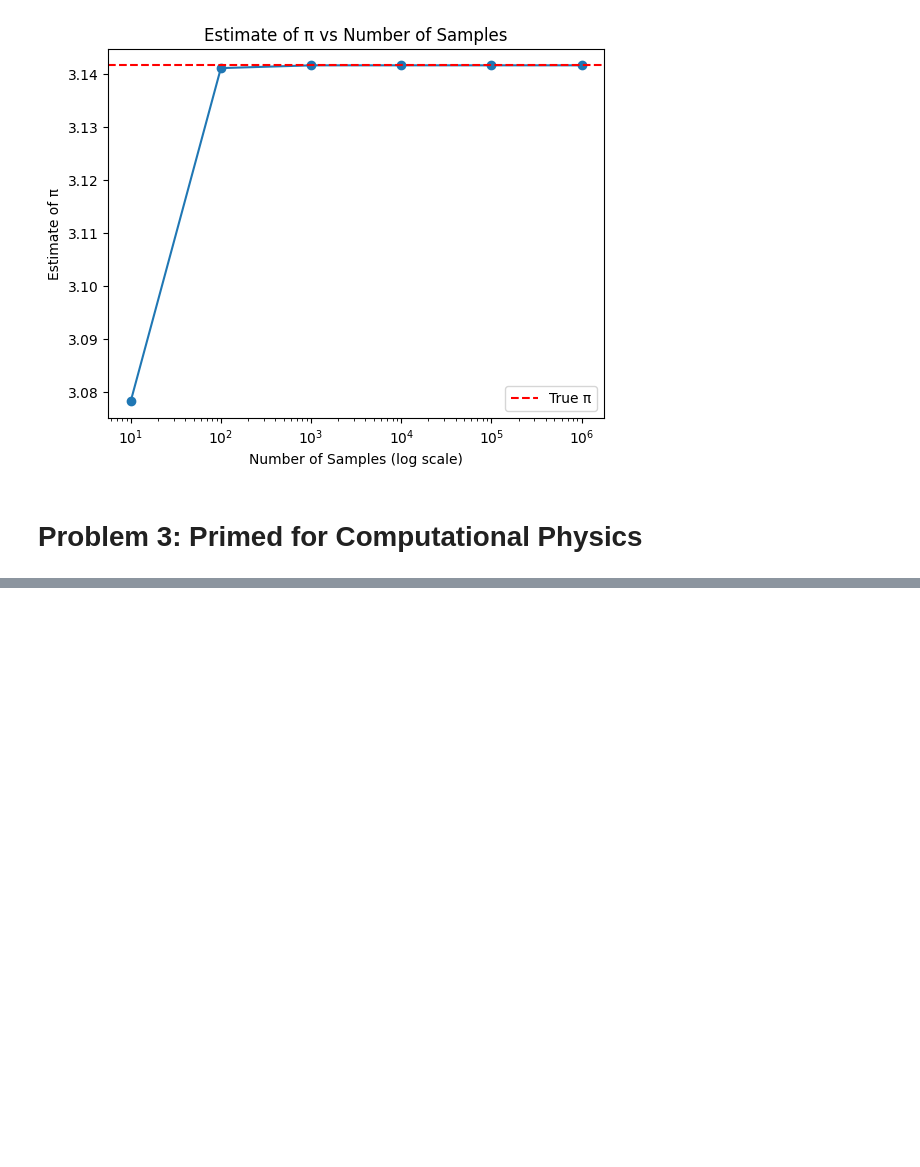
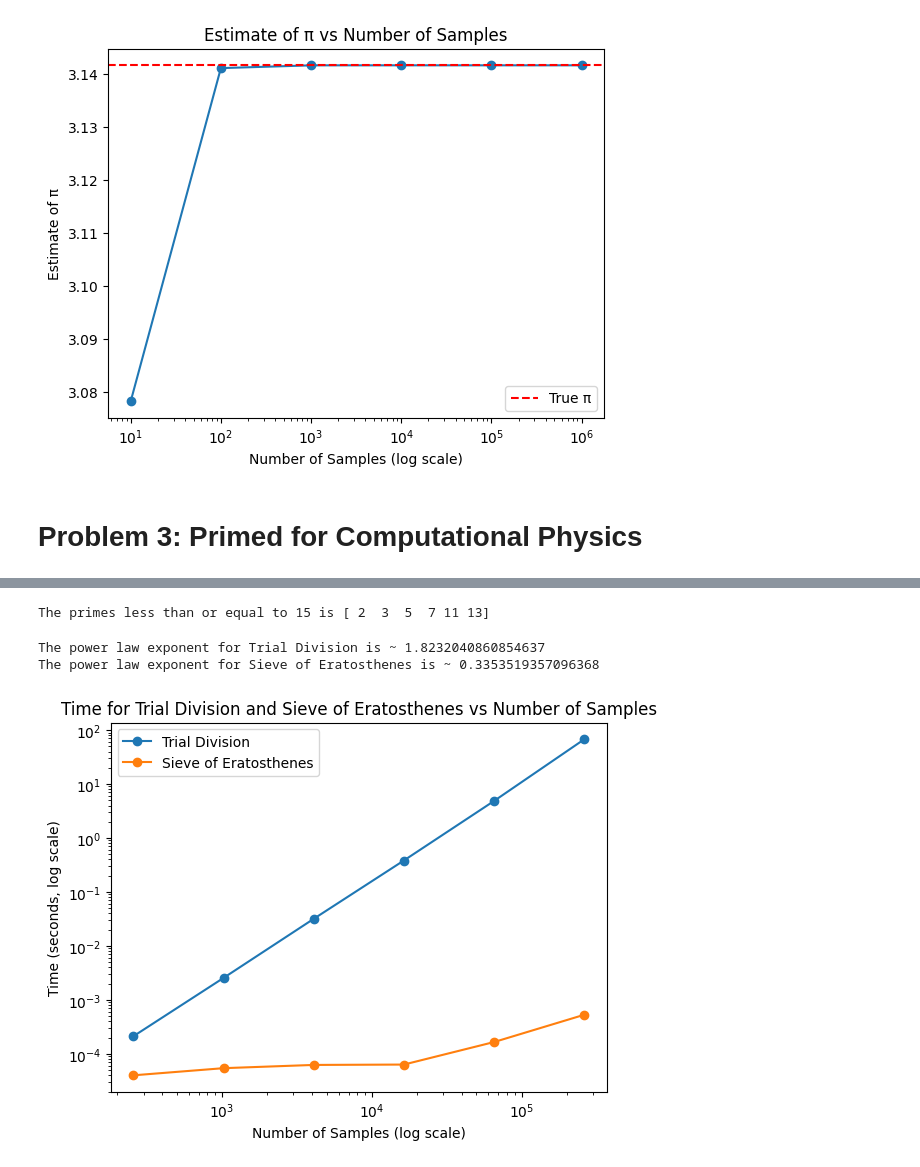
Before and after one commit to JacobGraham6489/physics-7321, a Jupyter notebook: Homeworks/HW1 Jacob Graham.ipynb, the cells around one changed output, grey strips where cells are left out. Cells and saved outputs as stored; diff of their text form; code cells hidden in the pictures; blank space fills up the shorter version.

```diff
--- a/Homeworks/HW1 Jacob Graham.ipynb
+++ b/Homeworks/HW1 Jacob Graham.ipynb
@@ -99,3 +104,17 @@ Text(0.5, 1.0, 'Estimate of π vs Number of Samples')
 # Level-Up (O(1) algorithm)
 # %% [markdown]
 # Problem 3: Primed for Computational Physics
+# %%
+#3.1 (computing all primes up to N >= 2 using trial division)
+def primes_trial_div(N):
+    primes = [] # empty list to collect primes
+    for i in range(2, N+1): # check each integer from 2 to N
+        for j in range(2, i): # test divisors from 2 to i-1
+            if i % j == 0: # if i is divisible by j, it's not prime
+                break # exit inner loop if not prime
+        else: # else clause of inner loop executes if no break occurs (i.e., i is prime)
+            primes.append(i)
+    return np.array(primes) # return prime list as array
+
+N = int(input("Enter an integer N >= 2 "))  # user input for upper limit N
+print(f"The primes less than or equal to {N} is {primes_trial_div(N)}")
@@ -101,0 +123,65 @@ Text(0.5, 1.0, 'Estimate of π vs Number of Samples')
+# %%
+#3.2 (sieve of Eratosthenes)
+def primes_sieve(N):
+
+    # Step 1: start with all numbers "marked prime"
+    is_prime = np.ones(N+1, dtype=bool)
+
+    # Step 2: 0 and 1 are not prime
+    is_prime[0:2] = False
+
+    # Step 3: mark multiples of each prime
+    for p in range(2, int(N**0.5) + 1):
+        if is_prime[p]:
+            is_prime[p*p:N+1:p] = False   # start at p^2, step by p
+
+    # Step 4: extract indices where True
+    primes = np.nonzero(is_prime)[0]
+    return primes
+
+N = int(input("Enter an integer N >= 2 "))  # user input for upper limit N
+print(f"The primes less than or equal to {N} is {primes_sieve(N)}")
+# %% [output]
+The primes less than or equal to 15 is [ 2  3  5  7 11 13]
+# %%
+#3.3 (plot execution time vs number of samples for both algorithms, fit polynomial to log-log data to estimate time complexity)
+import time # import time module to measure execution time
+Ns = np.array([4**k for k in range(4,10)])
+time_list_1 = []
+time_list_2 = []
+for N in Ns:
+    start_time_1 = time.perf_counter() # start timer
+    primes_trial_div(N)
+    end_time_1 = time.perf_counter() # end timer
+    elapsed_time_1 = end_time_1 - start_time_1
+    time_list_1.append(elapsed_time_1) # append elapsed time to list
+    # do same for sieve method
+    start_time_2 = time.perf_counter()
+    primes_sieve(N)
+    end_time_2 = time.perf_counter()
+    elapsed_time_2 = end_time_2 - start_time_2
+    time_list_2.append(elapsed_time_2)
+
+time_arr_1 = np.array(time_list_1) # convert list of times to array
+time_arr_2 = np.array(time_list_2)
+
+plt.loglog(Ns, time_arr_1, '-o', label ='Trial Division') # log-log plot of execution time vs number of samples (points connected by lines)
+plt.loglog(Ns, time_arr_2, '-o', label ='Sieve of Eratosthenes')
+plt.legend()
+plt.xlabel('Number of Samples (log scale)')
+plt.ylabel('Time (seconds, log scale)')
+plt.title('Time for Trial Division and Sieve of Eratosthenes vs Number of Samples')
+
+log_Ns = np.log(Ns) # take natural log of Ns, generated as array
+log_times_1 = np.log(time_arr_1) # take natural log of times, generated as array
+log_times_2 = np.log(time_arr_2)
+
+coeffs_1 = np.polyfit(log_Ns, log_times_1, 1) # fit polynomial of degree 1 (line) to log-log data for trial division
+print(f'The power law exponent for Trial Division is ~ {coeffs_1[0]}') # coeffs[0] is the coefficient of the highest degree term (i.e. the slope)
+
+coeffs_2 = np.polyfit(log_Ns, log_times_2, 1)
+print(f'The power law exponent for Sieve of Eratosthenes is ~ {coeffs_2[0]}')
+# %% [output]
+The power law exponent for Trial Division is ~ 1.8232040860854637
+The power law exponent for Sieve of Eratosthenes is ~ 0.3353519357096368
+[figure, added]
```
Also changed, not shown: parts of 5 cells of this notebook.
